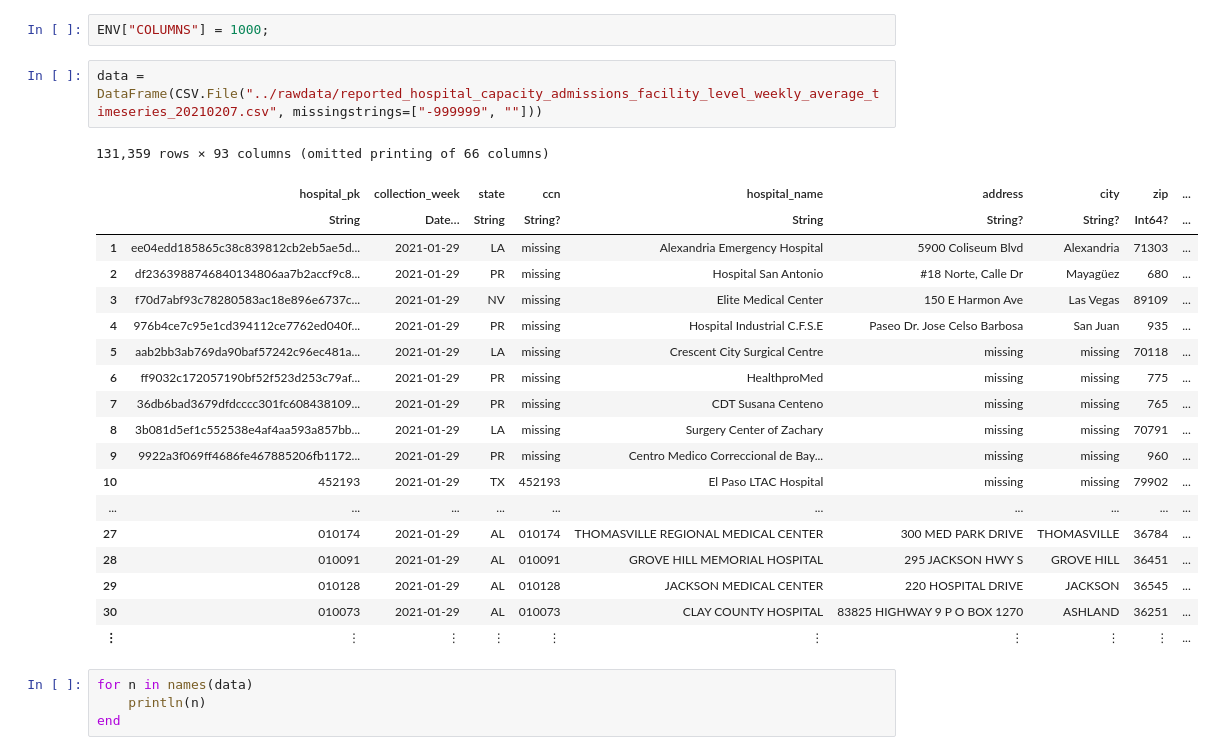
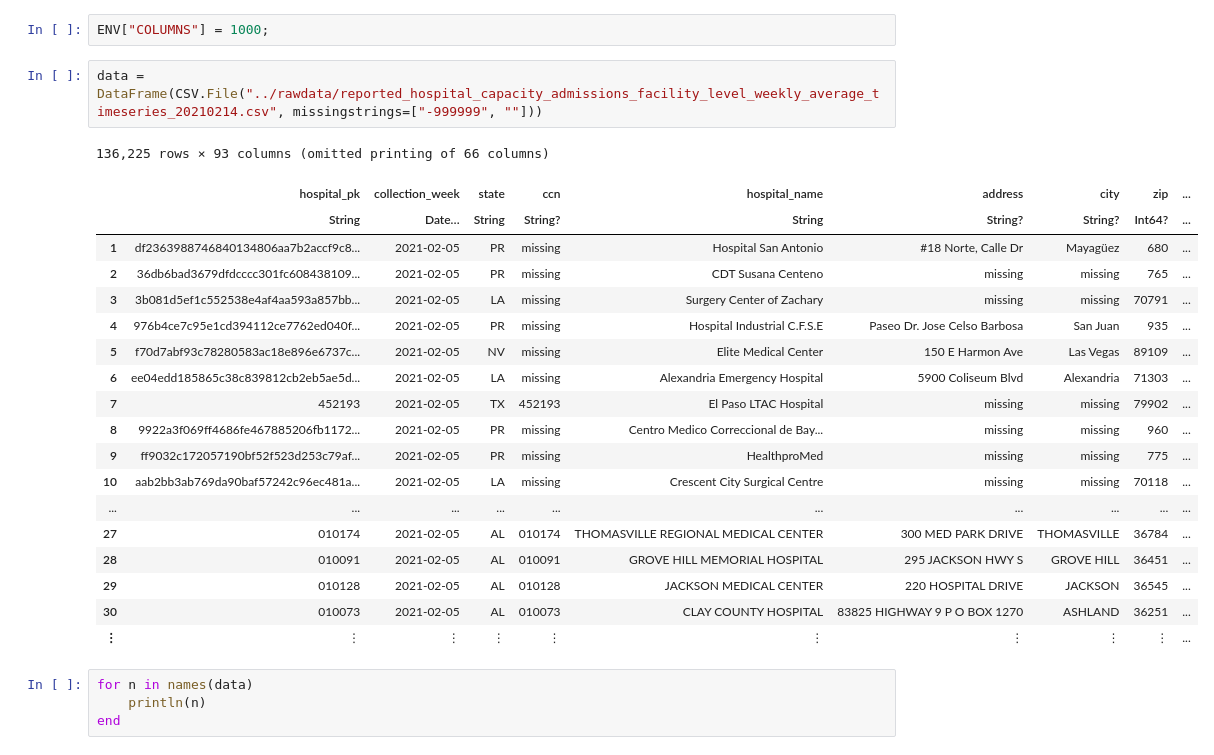
Before and after one commit to flixpar/covid-patient-redistribution-site, a Jupyter notebook: process_data/hhs_data_explore.ipynb, the cells around one changed output. Drawn from its saved outputs; the diff is of its cells as text.

Commit message:
update data and forecast
Former-commit-id: 69d79caae9a63cff176a9059dcc43c3663119779

```diff
--- a/process_data/hhs_data_explore.ipynb
+++ b/process_data/hhs_data_explore.ipynb
@@ -5,26 +5,26 @@ using Gadfly
 # %%
 ENV["COLUMNS"] = 1000;
 # %%
-data = DataFrame(CSV.File("../rawdata/reported_hospital_capacity_admissions_facility_level_weekly_average_timeseries_20210207.csv", missingstrings=["-999999", ""]))
+data = DataFrame(CSV.File("../rawdata/reported_hospital_capacity_admissions_facility_level_weekly_average_timeseries_20210214.csv", missingstrings=["-999999", ""]))
 # %% [output]
-131,359 rows × 93 columns (omitted printing of 66 columns)
+136,225 rows × 93 columns (omitted printing of 66 columns)
 |  | hospital_pk | collection_week | state | ccn | hospital_name | address | city | zip | ... |
 |  | String | Date… | String | String? | String | String? | String? | Int64? | ... |
-| 1 | ee04edd185865c38c839812cb2eb5ae5d... | 2021-01-29 | LA | missing | Alexandria Emergency Hospital | 5900 Coliseum Blvd | Alexandria | 71303 | ... |
-| 2 | df2363988746840134806aa7b2accf9c8... | 2021-01-29 | PR | missing | Hospital San Antonio | #18 Norte, Calle Dr | Mayagüez | 680 | ... |
-| 3 | f70d7abf93c78280583ac18e896e6737c... | 2021-01-29 | NV | missing | Elite Medical Center | 150 E Harmon Ave | Las Vegas | 89109 | ... |
-| 4 | 976b4ce7c95e1cd394112ce7762ed040f... | 2021-01-29 | PR | missing | Hospital Industrial C.F.S.E | Paseo Dr. Jose Celso Barbosa | San Juan | 935 | ... |
-| 5 | aab2bb3ab769da90baf57242c96ec481a... | 2021-01-29 | LA | missing | Crescent City Surgical Centre | missing | missing | 70118 | ... |
-| 6 | ff9032c172057190bf52f523d253c79af... | 2021-01-29 | PR | missing | HealthproMed | missing | missing | 775 | ... |
-| 7 | 36db6bad3679dfdcccc301fc608438109... | 2021-01-29 | PR | missing | CDT Susana Centeno | missing | missing | 765 | ... |
-| 8 | 3b081d5ef1c552538e4af4aa593a857bb... | 2021-01-29 | LA | missing | Surgery Center of Zachary | missing | missing | 70791 | ... |
-| 9 | 9922a3f069ff4686fe467885206fb1172... | 2021-01-29 | PR | missing | Centro Medico Correccional de Bay... | missing | missing | 960 | ... |
-| 10 | 452193 | 2021-01-29 | TX | 452193 | El Paso LTAC Hospital | missing | missing | 79902 | ... |
+| 1 | df2363988746840134806aa7b2accf9c8... | 2021-02-05 | PR | missing | Hospital San Antonio | #18 Norte, Calle Dr | Mayagüez | 680 | ... |
+| 2 | 36db6bad3679dfdcccc301fc608438109... | 2021-02-05 | PR | missing | CDT Susana Centeno | missing | missing | 765 | ... |
+| 3 | 3b081d5ef1c552538e4af4aa593a857bb... | 2021-02-05 | LA | missing | Surgery Center of Zachary | missing | missing | 70791 | ... |
+| 4 | 976b4ce7c95e1cd394112ce7762ed040f... | 2021-02-05 | PR | missing | Hospital Industrial C.F.S.E | Paseo Dr. Jose Celso Barbosa | San Juan | 935 | ... |
+| 5 | f70d7abf93c78280583ac18e896e6737c... | 2021-02-05 | NV | missing | Elite Medical Center | 150 E Harmon Ave | Las Vegas | 89109 | ... |
+| 6 | ee04edd185865c38c839812cb2eb5ae5d... | 2021-02-05 | LA | missing | Alexandria Emergency Hospital | 5900 Coliseum Blvd | Alexandria | 71303 | ... |
+| 7 | 452193 | 2021-02-05 | TX | 452193 | El Paso LTAC Hospital | missing | missing | 79902 | ... |
+| 8 | 9922a3f069ff4686fe467885206fb1172... | 2021-02-05 | PR | missing | Centro Medico Correccional de Bay... | missing | missing | 960 | ... |
+| 9 | ff9032c172057190bf52f523d253c79af... | 2021-02-05 | PR | missing | HealthproMed | missing | missing | 775 | ... |
+| 10 | aab2bb3ab769da90baf57242c96ec481a... | 2021-02-05 | LA | missing | Crescent City Surgical Centre | missing | missing | 70118 | ... |
 | ... | ... | ... | ... | ... | ... | ... | ... | ... | ... |
-| 27 | 010174 | 2021-01-29 | AL | 010174 | THOMASVILLE REGIONAL MEDICAL CENTER | 300 MED PARK DRIVE | THOMASVILLE | 36784 | ... |
-| 28 | 010091 | 2021-01-29 | AL | 010091 | GROVE HILL MEMORIAL HOSPITAL | 295 JACKSON HWY S | GROVE HILL | 36451 | ... |
-| 29 | 010128 | 2021-01-29 | AL | 010128 | JACKSON MEDICAL CENTER | 220 HOSPITAL DRIVE | JACKSON | 36545 | ... |
-| 30 | 010073 | 2021-01-29 | AL | 010073 | CLAY COUNTY HOSPITAL | 83825 HIGHWAY 9 P O BOX 1270 | ASHLAND | 36251 | ... |
+| 27 | 010174 | 2021-02-05 | AL | 010174 | THOMASVILLE REGIONAL MEDICAL CENTER | 300 MED PARK DRIVE | THOMASVILLE | 36784 | ... |
+| 28 | 010091 | 2021-02-05 | AL | 010091 | GROVE HILL MEMORIAL HOSPITAL | 295 JACKSON HWY S | GROVE HILL | 36451 | ... |
+| 29 | 010128 | 2021-02-05 | AL | 010128 | JACKSON MEDICAL CENTER | 220 HOSPITAL DRIVE | JACKSON | 36545 | ... |
+| 30 | 010073 | 2021-02-05 | AL | 010073 | CLAY COUNTY HOSPITAL | 83825 HIGHWAY 9 P O BOX 1270 | ASHLAND | 36251 | ... |
 | ⋮ | ⋮ | ⋮ | ⋮ | ⋮ | ⋮ | ⋮ | ⋮ | ⋮ | ... |
 # %%
 for n in names(data)
```
Also changed, not shown: parts of 4 cells of this notebook, 18 other files.
